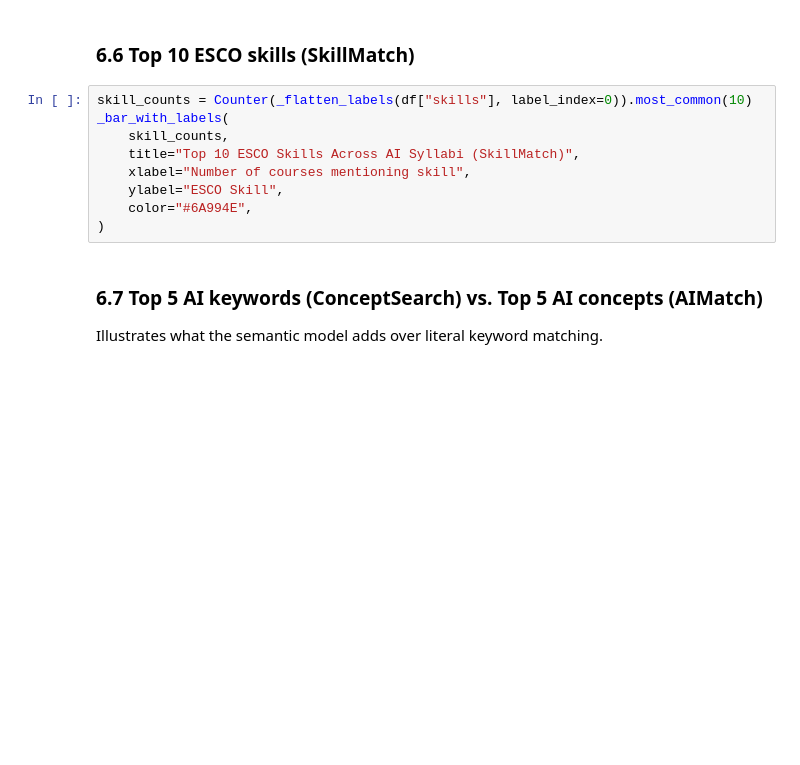
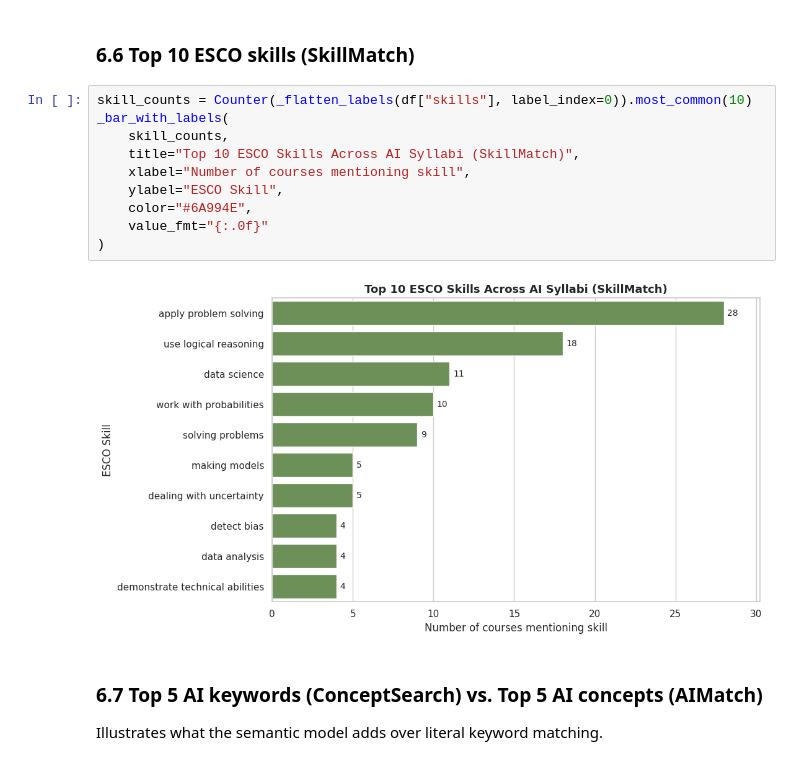
Before and after one commit to pnorlander/JAAT_Demos, a Jupyter notebook: ai_curriculum/AI_Curriculum_JAAT_Analysis.ipynb, the cells around one changed output. Drawn from its saved outputs; the diff is of its cells as text; blank space fills up the shorter version.

```diff
--- a/ai_curriculum/AI_Curriculum_JAAT_Analysis.ipynb
+++ b/ai_curriculum/AI_Curriculum_JAAT_Analysis.ipynb
@@ -487,12 +551,15 @@ _bar_with_labels(
 # %%
 skill_counts = Counter(_flatten_labels(df["skills"], label_index=0)).most_common(10)
 _bar_with_labels(
     skill_counts,
     title="Top 10 ESCO Skills Across AI Syllabi (SkillMatch)",
     xlabel="Number of courses mentioning skill",
     ylabel="ESCO Skill",
     color="#6A994E",
+    value_fmt="{:.0f}"
 )
+# %% [output]
+[figure, added]
 # %% [markdown]
 ### 6.7 Top 5 AI keywords (ConceptSearch) vs. Top 5 AI concepts (AIMatch)
 
```
Also changed, not shown: parts of 18 cells of this notebook.
